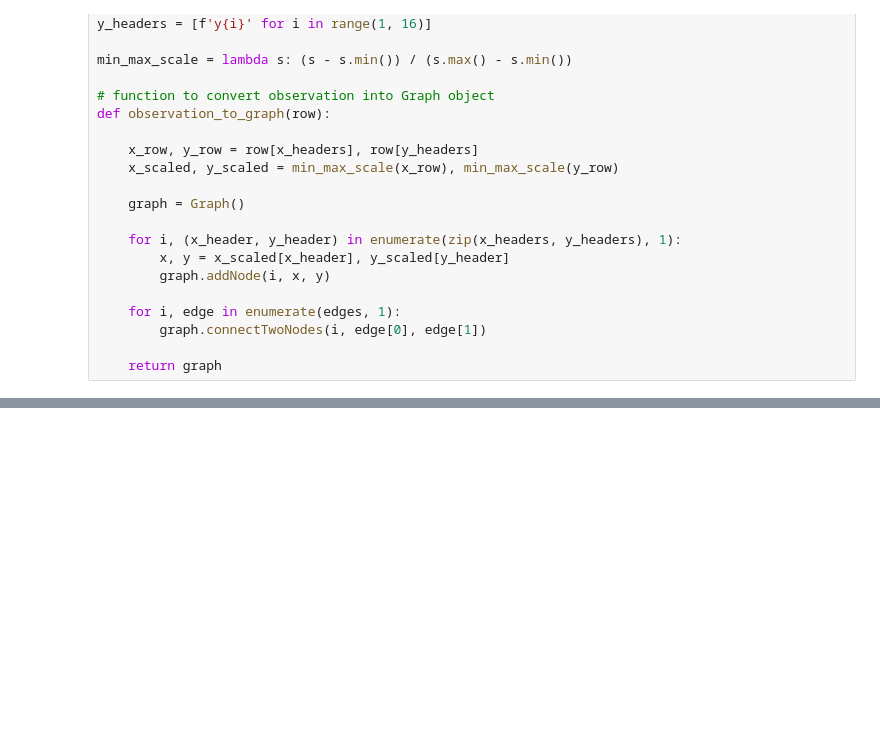
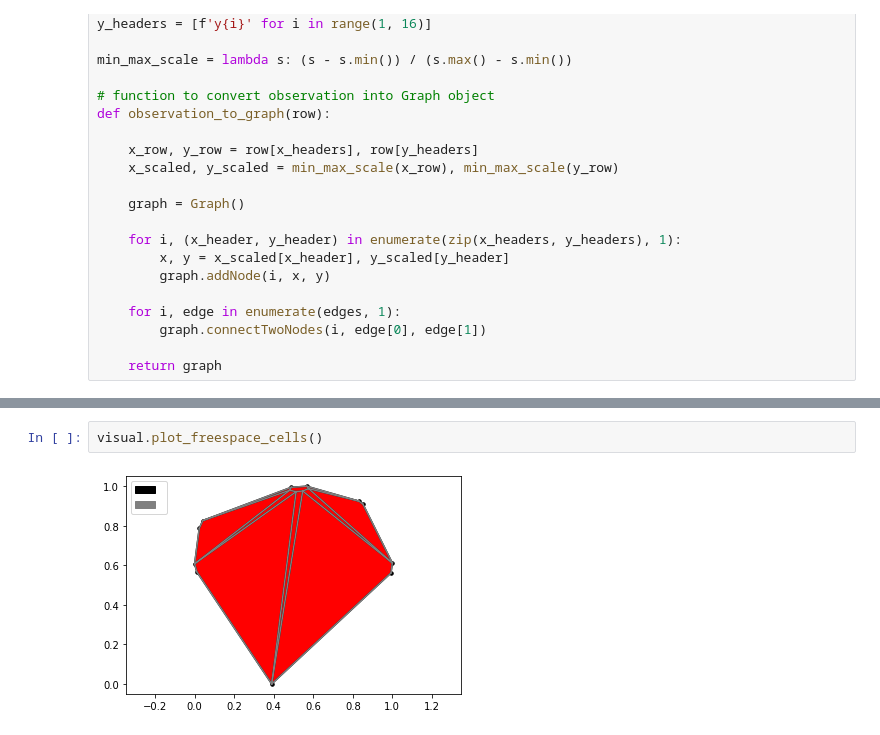
Before and after one commit to compgeomTU/will_rodman_thesis, a Jupyter notebook: leaf_data/maracuya.ipynb, the cells around one changed output, grey strips where cells are left out. Drawn from its saved outputs; the diff is of its cells as text; blank space fills up the shorter version.

```diff
--- a/leaf_data/maracuya.ipynb
+++ b/leaf_data/maracuya.ipynb
@@ -321,0 +172,4 @@ for e in graph2.es:
+# %%
+visual.plot_freespace_cells()
+# %% [output]
+[figure, added]
```
Also changed, not shown: parts of 35 cells of this notebook, 6 other files.
